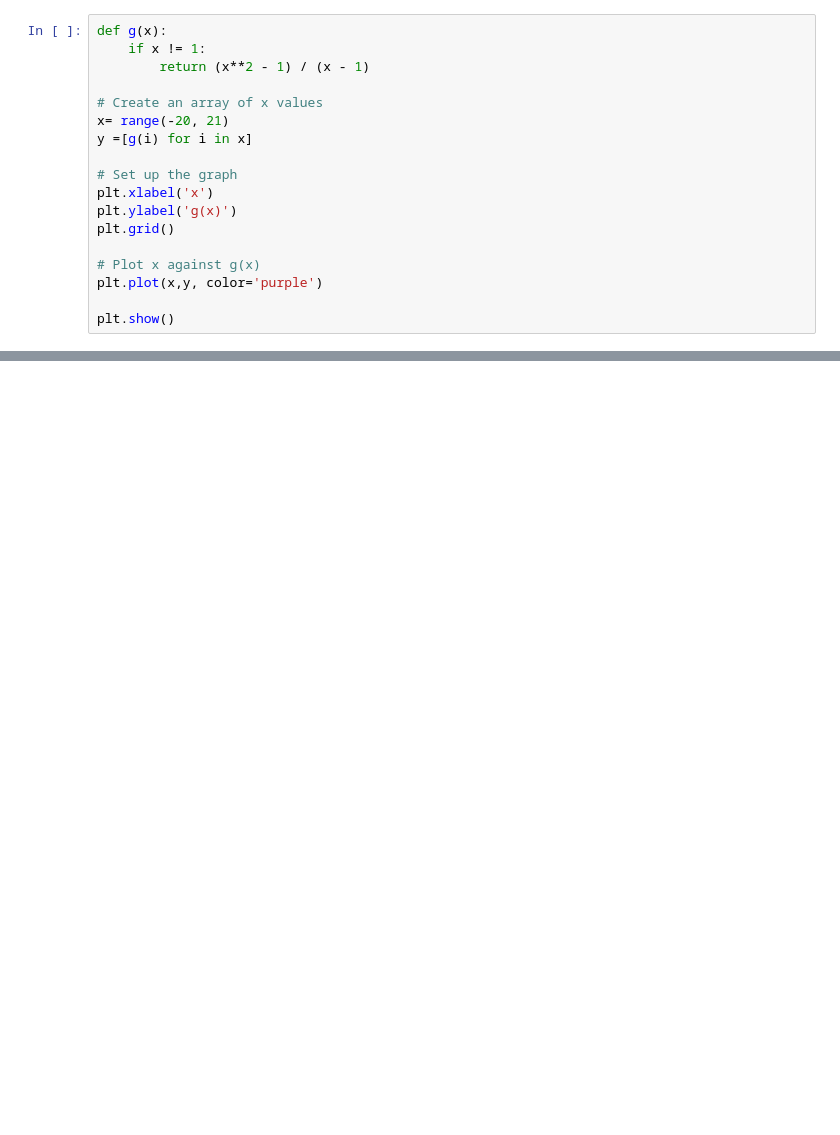
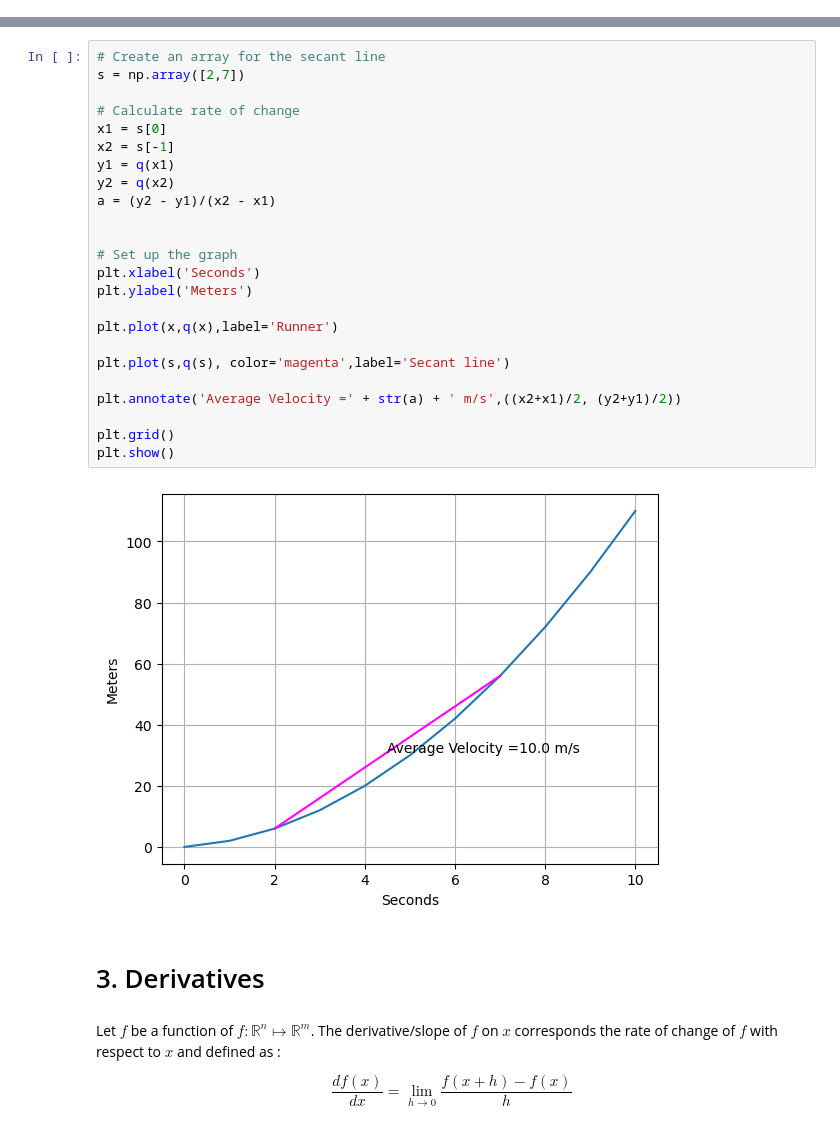
Before and after one commit to Demirrr/Fundamentals, a Jupyter notebook: Prerequisites/1. Calculus.ipynb, the cells around one changed output, grey strips where cells are left out. Drawn from its saved outputs; the diff is of its cells as text; blank space fills up the shorter version.

```diff
--- a/Prerequisites/1. Calculus.ipynb
+++ b/Prerequisites/1. Calculus.ipynb
@@ -599,18 +61,0 @@ Run the following code to see this function as a graph:
-# %%
-def g(x):
-    if x != 1:
-        return (x**2 - 1) / (x - 1)
-
-# Create an array of x values
-x= range(-20, 21)
-y =[g(i) for i in x]
-
-# Set up the graph
-plt.xlabel('x')
-plt.ylabel('g(x)')
-plt.grid()
-
-# Plot x against g(x)
-plt.plot(x,y, color='purple')
-
-plt.show()
@@ -789,0 +114,32 @@ So:
+# %%
+# Create an array for the secant line
+s = np.array([2,7])
+
+# Calculate rate of change
+x1 = s[0]
+x2 = s[-1]
+y1 = q(x1)
+y2 = q(x2)
+a = (y2 - y1)/(x2 - x1)
+
+
+# Set up the graph
+plt.xlabel('Seconds')
+plt.ylabel('Meters')
+
+plt.plot(x,q(x),label='Runner')
+
+plt.plot(s,q(s), color='magenta',label='Secant line')
+
+plt.annotate('Average Velocity =' + str(a) + ' m/s',((x2+x1)/2, (y2+y1)/2))
+
+plt.grid()
+plt.show()
+# %% [output]
+[figure, added]
+# %% [markdown]
+# 3. Derivatives
+# %% [markdown]
+Let $f$ be a function of $f:\mathbb{R}^n \mapsto \mathbb{R}^m$. The derivative/slope of $f$ on $x$ corresponds the rate of change of $f$ with respect to $x$ and defined as :
+
+$$ \frac{d f(x)}{dx} = \lim_{h \to 0} \frac{f(x+h) - f(x)}{h}$$
```
Also changed, not shown: parts of 79 cells of this notebook, 3 other files.
